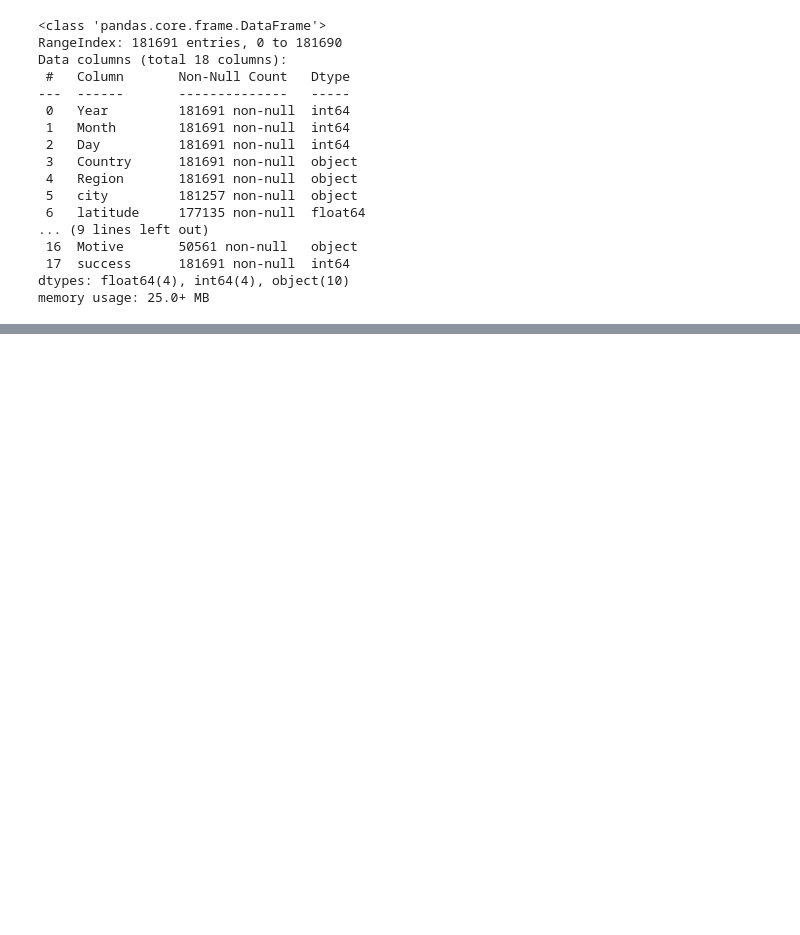
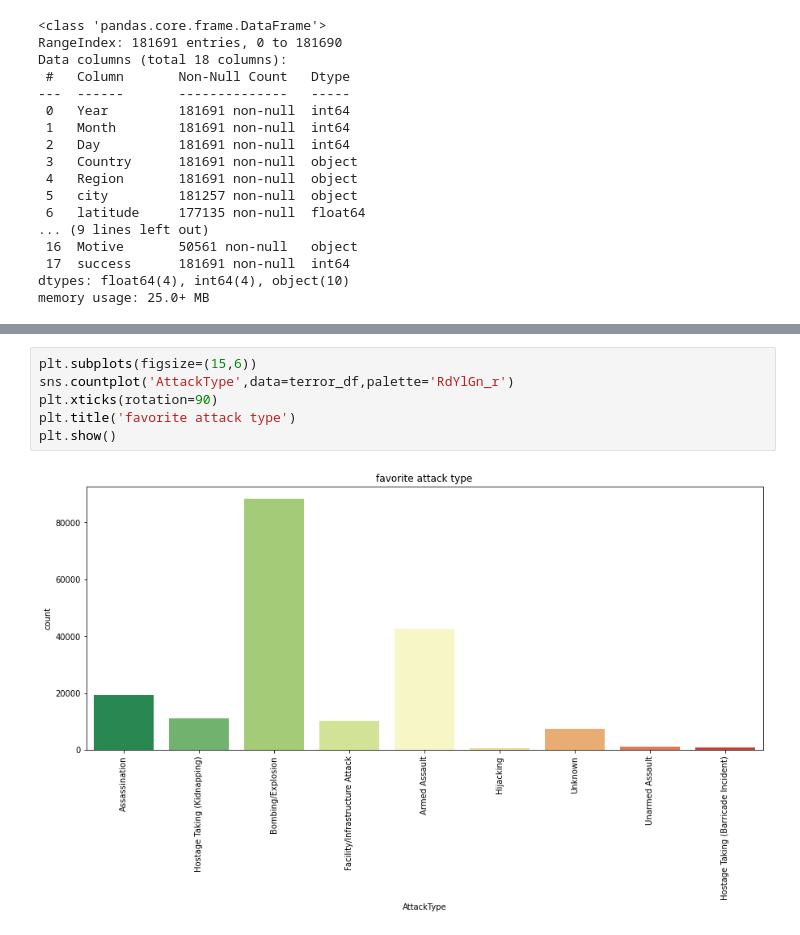
Before and after one commit to sweetyjunnarkar/Terrorism-around-the-Globe, a Jupyter notebook: Sweety_Junnarkar_Team_5_Capstone_Project.ipynb, the cells around one changed output, grey strips where cells are left out. Cells and saved outputs as stored; diff of their text form; blank space fills up the shorter version.

```diff
--- a/Sweety_Junnarkar_Team_5_Capstone_Project.ipynb
+++ b/Sweety_Junnarkar_Team_5_Capstone_Project.ipynb
@@ -80,0 +72,8 @@ Name: Year, dtype: int64
+# %%
+plt.subplots(figsize=(15,6))
+sns.countplot('AttackType',data=terror_df,palette='RdYlGn_r')
+plt.xticks(rotation=90)
+plt.title('favorite attack type')
+plt.show()
+# %% [output]
+[figure, added]
```
Also changed, not shown: parts of 17 cells of this notebook.
